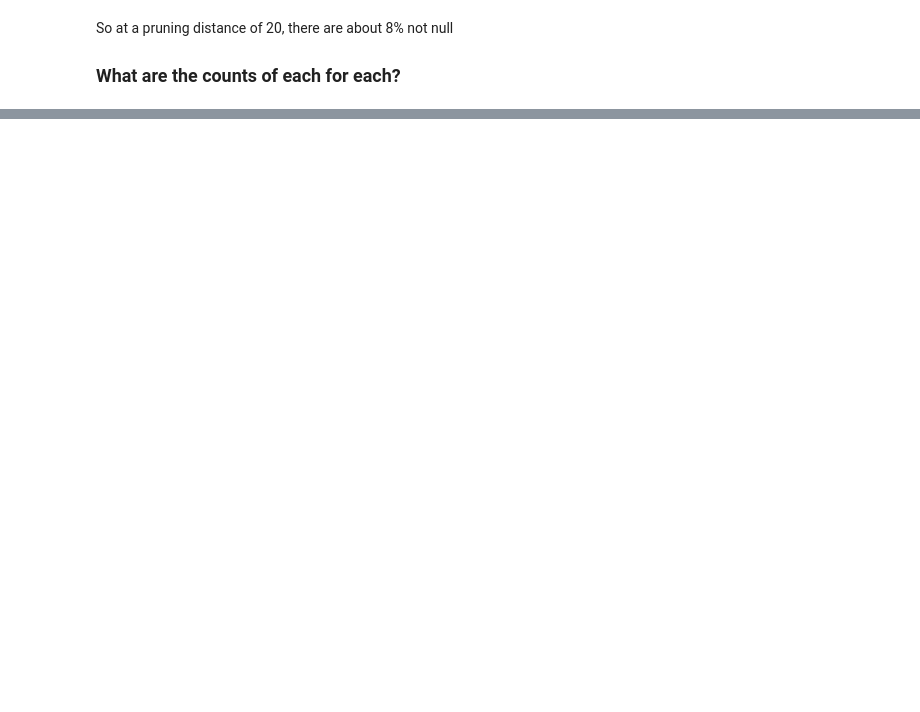
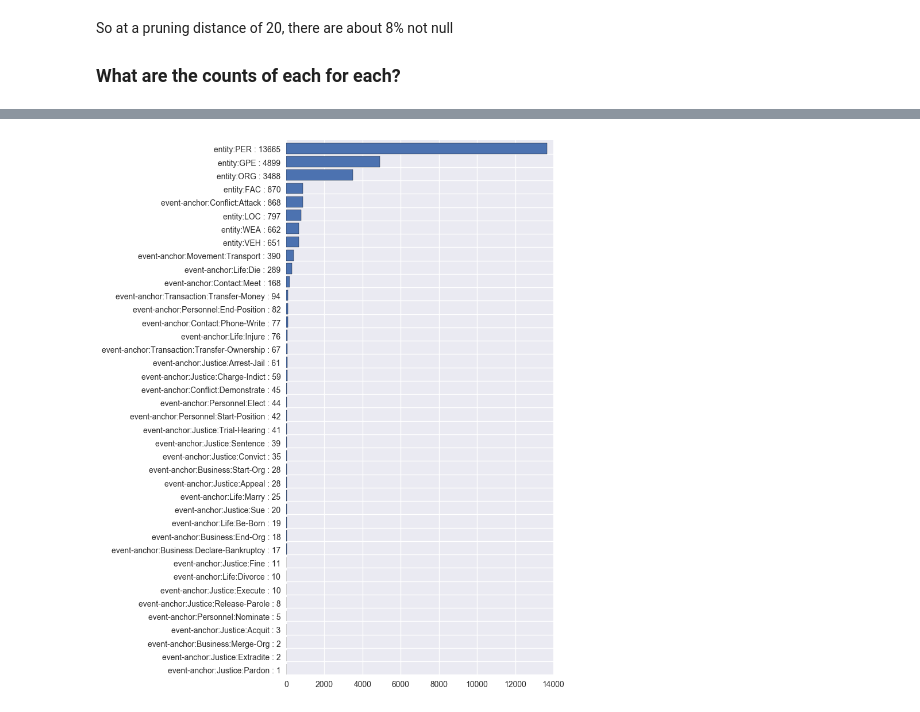
Before and after one commit to teffland/infonet, a Jupyter notebook: Error Analysis.ipynb, the cells around one changed output, grey strips where cells are left out. Cells and saved outputs as stored; diff of their text form; code cells hidden in the pictures; blank space fills up the shorter version.

```diff
--- a/Error Analysis.ipynb
+++ b/Error Analysis.ipynb
@@ -704,0 +716,24 @@ print
+# %%
+ms = dataset['m_train']
+# %%
+m_counts = {}
+for m_s in ms:
+    for m in m_s:
+        if m[2] in m_counts:
+            m_counts[m[2]] += 1
+        else:
+            m_counts[m[2]] = 1
+# %%
+labels = []
+counts = []
+for m, c in sorted(m_counts.items(), key=lambda x:x[1]):
+    counts.append(c)
+    labels.append("{} : {}".format(m,c))
+# %%
+fig, ax = plt.subplots(1, figsize=(6,12))
+ax.barh(range(len(counts)), counts)
+ax.set_yticks(range(len(counts)))
+ax.set_yticklabels(labels, va='bottom')#, rotation=90, ha='center', fontsize=10, x=5)
+print
+# %% [output]
+[figure, added]
```
Also changed, not shown: parts of 7 cells of this notebook, 1 other file.
